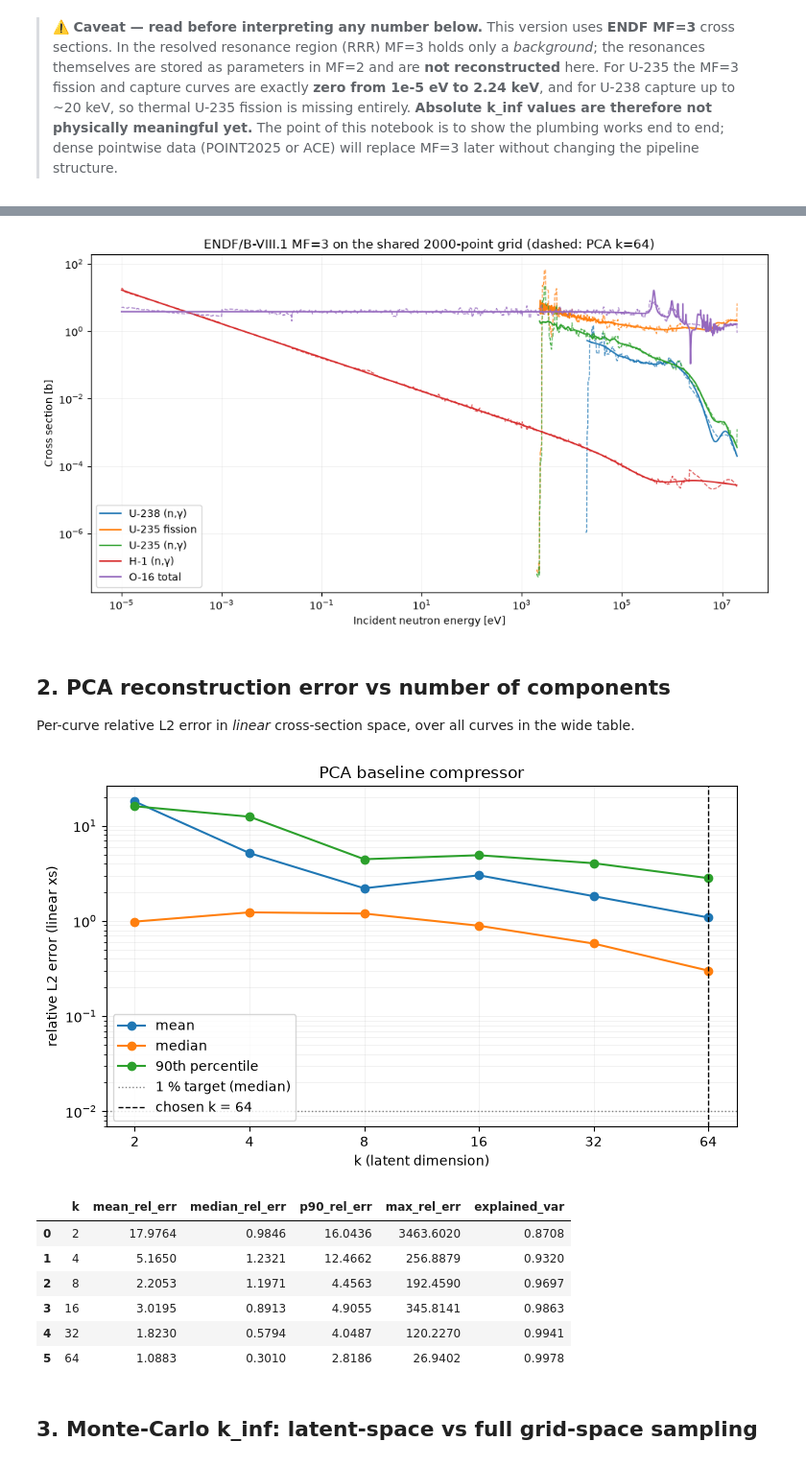
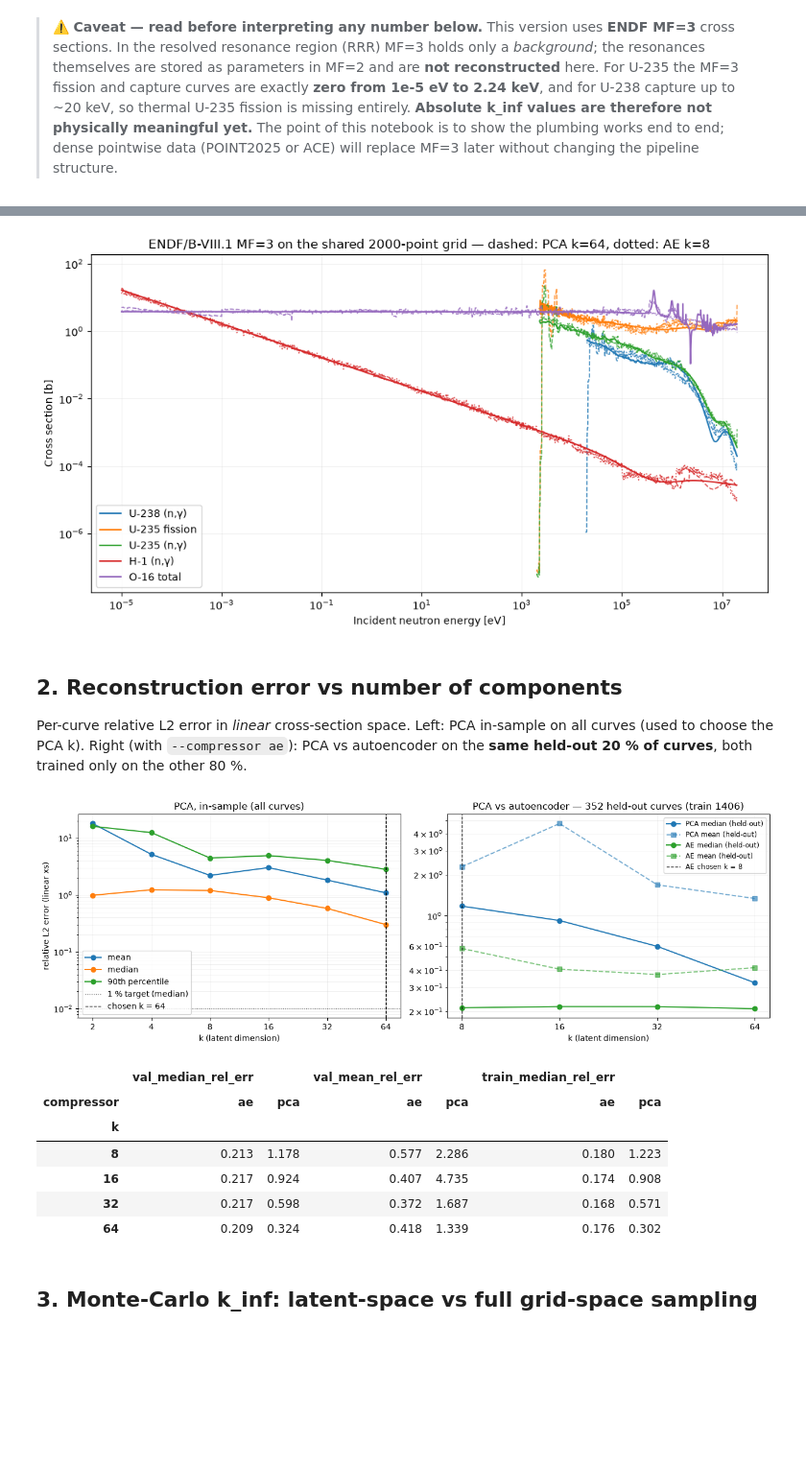
Before and after one commit to dr1810/HeisenBig, a Jupyter notebook: notebooks/01_thin_e2e.ipynb, the cells around one changed output, grey strips where cells are left out. Shown at 96% size. Drawn from its saved outputs; the diff is of its cells as text; code cells hidden in the pictures; blank space fills up the shorter version.

```diff
--- a/notebooks/01_thin_e2e.ipynb
+++ b/notebooks/01_thin_e2e.ipynb
@@ -57,45 +64,63 @@ def row(nuc, mt):
 
 picks = [("U238", 102, "U-238 (n,γ)"), ("U235", 18, "U-235 fission"), ("U235", 102, "U-235 (n,γ)"),
          ("H1", 102, "H-1 (n,γ)"), ("O16", 1, "O-16 total")]
+styles = {"pca": "--", "ae": ":"}
 fig, ax = plt.subplots(figsize=(10, 5.5))
 for i, (nuc, mt, label) in enumerate(picks):
     x = row(nuc, mt)
     if x is None:
         continue
-    rec = model.decode(model.encode(x[None]))[0]
     c = f"C{i}"
     ax.loglog(E, np.where(x > 0, x, np.nan), color=c, lw=1.4, label=label)
-    ax.loglog(E, np.where(rec > 1e-8, rec, np.nan), color=c, lw=1, ls="--", alpha=.8)
-ax.set(xlabel="Incident neutron energy [eV]", ylabel="Cross section [b]",
-       title=f"ENDF/B-VIII.1 MF=3 on the shared {grid['n']}-point grid (dashed: PCA k={model.k})")
+    for name, m in models.items():
+        rec = m.decode(m.encode(x[None]))[0]
+        ax.loglog(E, np.where(rec > 1e-8, rec, np.nan), color=c, lw=1.1, ls=styles[name], alpha=.85)
+title = f"ENDF/B-VIII.1 MF=3 on the shared {grid['n']}-point grid — dashed: PCA k={models['pca'].k}"
+if HAS_AE:
+    title += f", dotted: AE k={models['ae'].k}"
+ax.set(xlabel="Incident neutron energy [eV]", ylabel="Cross section [b]", title=title)
 ax.legend(); ax.grid(alpha=.3, which="both", lw=.4)
 plt.tight_layout(); plt.show()
 # %% [output]
-[figure, old version]
+[figure, new version]
 # %% [markdown]
-## 2. PCA reconstruction error vs number of components
-Per-curve relative L2 error in *linear* cross-section space, over all curves in the wide table.
+## 2. Reconstruction error vs number of components
+Per-curve relative L2 error in *linear* cross-section space. Left: PCA in-sample on all curves (used to choose the PCA k). Right (with `--compressor ae`): PCA vs autoencoder on the **same held-out 20 % of curves**, both trained only on the other 80 %.
 # %%
 err = pd.DataFrame(pca_err["rows"])
-fig, ax = plt.subplots(figsize=(7.5, 4.5))
+fig, axes = plt.subplots(1, 2 if HAS_AE else 1, figsize=(13 if HAS_AE else 7.5, 4.5), squeeze=False)
+ax = axes[0, 0]
 for col, lab in [("mean_rel_err", "mean"), ("median_rel_err", "median"), ("p90_rel_err", "90th percentile")]:
     ax.semilogy(err.k, err[col], marker="o", label=lab)
 ax.axhline(0.01, color="gray", ls=":", lw=1, label="1 % target (median)")
 ax.axvline(pca_err["chosen_k"], color="k", ls="--", lw=1, label=f"chosen k = {pca_err['chosen_k']}")
 ax.set_xscale("log", base=2); ax.set_xticks(err.k, err.k)
-ax.set(xlabel="k (latent dimension)", ylabel="relative L2 error (linear xs)", title="PCA baseline compressor")
+ax.set(xlabel="k (latent dimension)", ylabel="relative L2 error (linear xs)", title="PCA, in-sample (all curves)")
 ax.legend(); ax.grid(alpha=.3, which="both", lw=.4)
+if HAS_AE:
+    cmp_df = pd.DataFrame(comp["rows"])
+    ax = axes[0, 1]
+    for name, col in (("pca", "C0"), ("ae", "C2")):
+        d = cmp_df[cmp_df.compressor == name]
+        ax.semilogy(d.k, d.val_median_rel_err, marker="o", color=col, label=f"{name.upper()} median (held-out)")
+        ax.semilogy(d.k, d.val_mean_rel_err, marker="s", ls="--", color=col, alpha=.6, label=f"{name.upper()} mean (held-out)")
+    ax.axvline(comp["ae_chosen_k"], color="k", ls="--", lw=1, label=f"AE chosen k = {comp['ae_chosen_k']}")
+    ax.set_xscale("log", base=2); ax.set_xticks(sorted(cmp_df.k.unique()), sorted(cmp_df.k.unique()))
+    sp = comp["split"]
+    ax.set(xlabel="k (latent dimension)", title=f"PCA vs autoencoder — {sp['val']} held-out curves (train {sp['train']})")
+    ax.legend(fontsize=8.5); ax.grid(alpha=.3, which="both", lw=.4)
 plt.tight_layout(); plt.show()
-err.round(4)
+(cmp_df.pivot(index="k", columns="compressor", values=["val_median_rel_err", "val_mean_rel_err", "train_median_rel_err"]).round(3)
+ if HAS_AE else err.round(4))
 # %% [output]
-[figure, old version]
+[figure, new version]
-|  | k | mean_rel_err | median_rel_err | p90_rel_err | max_rel_err | explained_var |
-| 0 | 2 | 17.9764 | 0.9846 | 16.0436 | 3463.6020 | 0.8708 |
-| 1 | 4 | 5.1650 | 1.2321 | 12.4662 | 256.8879 | 0.9320 |
-| 2 | 8 | 2.2053 | 1.1971 | 4.4563 | 192.4590 | 0.9697 |
-| 3 | 16 | 3.0195 | 0.8913 | 4.9055 | 345.8141 | 0.9863 |
-| 4 | 32 | 1.8230 | 0.5794 | 4.0487 | 120.2270 | 0.9941 |
-| 5 | 64 | 1.0883 | 0.3010 | 2.8186 | 26.9402 | 0.9978 |
+|  | val_median_rel_err |  | val_mean_rel_err |  | train_median_rel_err |  |
+| compressor | ae | pca | ae | pca | ae | pca |
+| k |  |  |  |  |  |  |
+| 8 | 0.213 | 1.178 | 0.577 | 2.286 | 0.180 | 1.223 |
+| 16 | 0.217 | 0.924 | 0.407 | 4.735 | 0.174 | 0.908 |
+| 32 | 0.217 | 0.598 | 0.372 | 1.687 | 0.168 | 0.571 |
+| 64 | 0.209 | 0.324 | 0.418 | 1.339 | 0.176 | 0.302 |
 # %% [markdown]
 ## 3. Monte-Carlo k_inf: latent-space vs full grid-space sampling
 # %%
```
Also changed, not shown: parts of 5 cells of this notebook, 2 other files.
